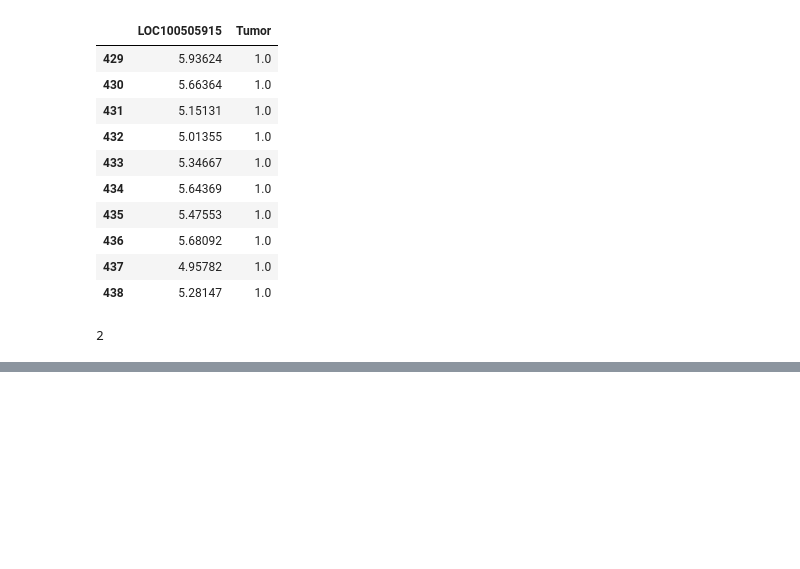
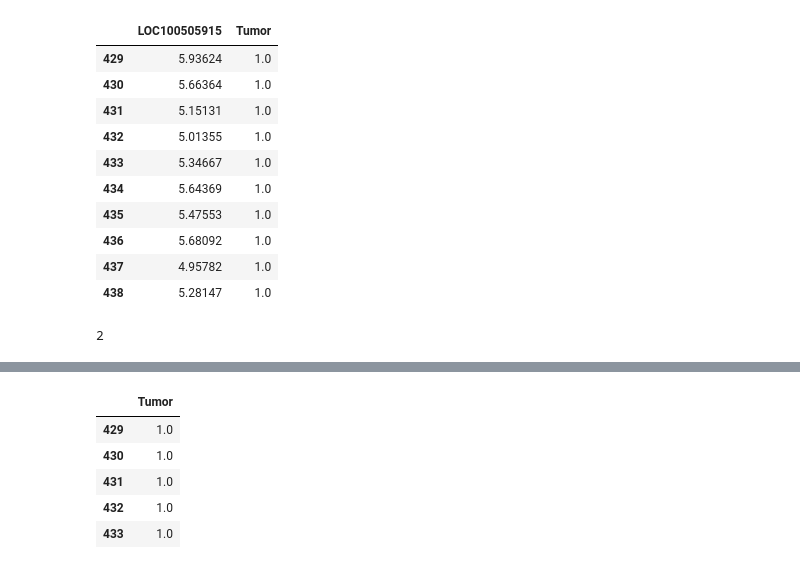
Before and after one commit to Jantunev/ProyectoML, a Jupyter notebook: 1_OrdenarData.ipynb, the cells around one changed output, grey strips where cells are left out. Drawn from its saved outputs; the diff is of its cells as text; code cells hidden in the pictures; blank space fills up the shorter version.

```diff
--- a/1_OrdenarData.ipynb
+++ b/1_OrdenarData.ipynb
@@ -188,0 +211,9 @@ df2.to_csv('CancerPulmon_ds.csv',header=True,index=True)
+# %%
+df_result.head()
+# %% [output]
+|  | Tumor |
+| 429 | 1.0 |
+| 430 | 1.0 |
+| 431 | 1.0 |
+| 432 | 1.0 |
+| 433 | 1.0 |
```
Also changed, not shown: parts of 18 cells of this notebook.
